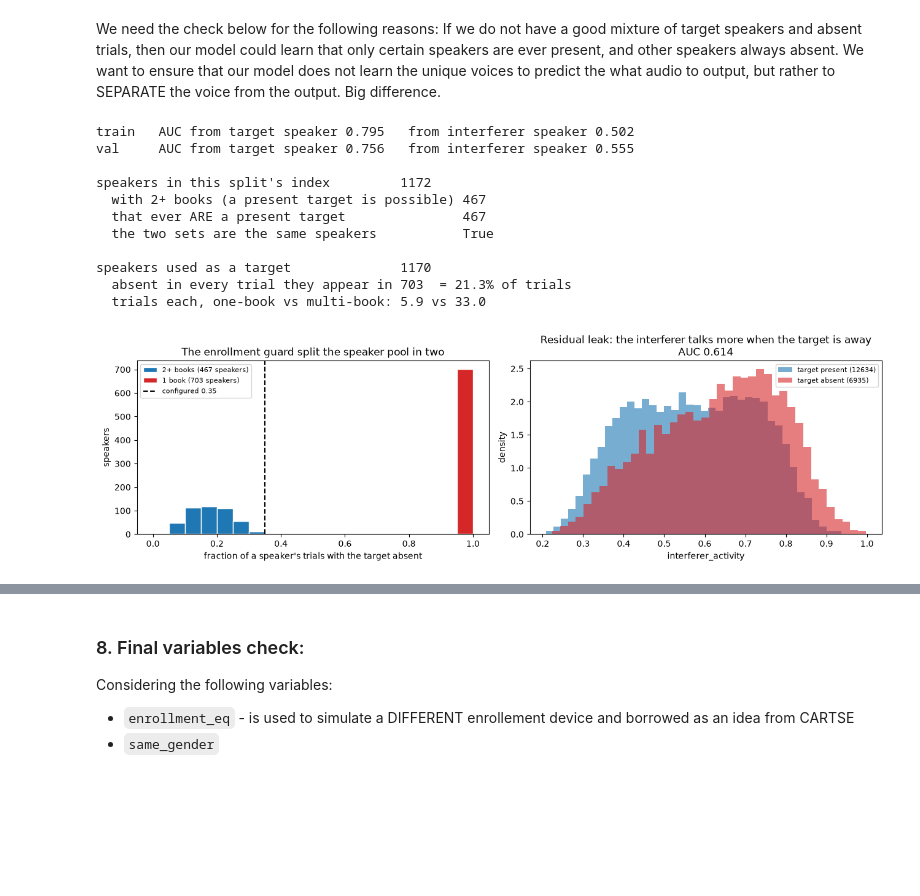
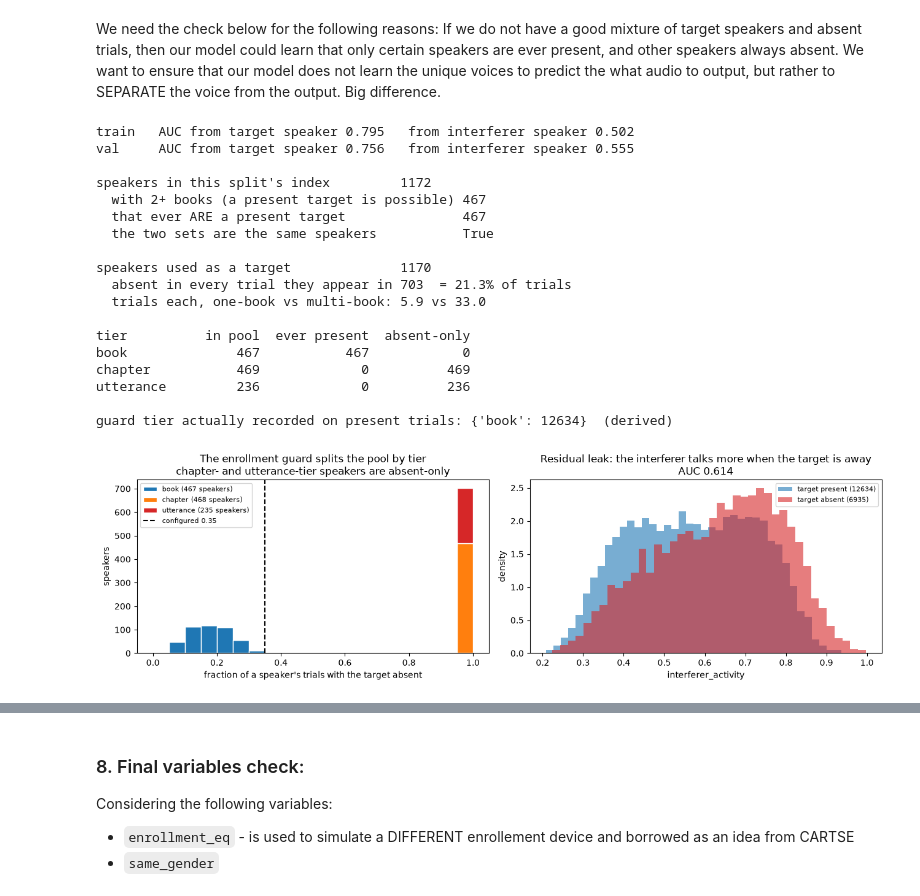
Before and after one commit to grantxxcoder/TargetSpeakerExtractor, a Jupyter notebook: src/exploratory/data_setup.ipynb, the cells around one changed output, grey strips where cells are left out. Saved outputs shown, nothing was run; the diff lists cells and outputs as text; code cells hidden in the pictures; blank space fills up the shorter version.

```diff
--- a/src/exploratory/data_setup.ipynb
+++ b/src/exploratory/data_setup.ipynb
@@ -1049,6 +1170,21 @@ print(f"  absent in every trial they appear in {(usage['mean'] == 1).sum()}"
 print(f"  trials each, one-book vs multi-book: "
       f"{usage.loc[~usage.index.isin(multi), 'size'].mean():.1f} vs "
       f"{usage.loc[usage.index.isin(multi), 'size'].mean():.1f}")
+
+# The same split, but by B10's three tiers rather than the one-book/two-book
+# binary above. `book` speakers are the only ones the present branch can use,
+# so the other two tiers are absent-only -- that is the leak, stated as a
+# coverage table. B10 removes it by letting the guard fall back a tier instead
+# of redrawing the speaker. decisions.md 2026-08-13.
+tier_avail = strongest_tier_available(D.utts)
+print(f"\n{'tier':<12}{'in pool':>9}{'ever present':>14}{'absent-only':>13}")
+for t in TIERS:
+    pool = tier_avail[tier_avail == t].index
+    n_present = len(set(pool) & ever_present)
+    print(f"{t:<12}{len(pool):>9}{n_present:>14}{len(pool) - n_present:>13}")
+print(f"\nguard tier actually recorded on present trials: "
+      f"{D.df.loc[D.df['target_absent'] == 0, 'enrollment_guard'].value_counts().to_dict()}"
+      f"  ({'derived' if D.df['enrollment_guard_derived'].all() else 'from the manifest'})")
 # %% [output]
 train   AUC from target speaker 0.795   from interferer speaker 0.502
 val     AUC from target speaker 0.756   from interferer speaker 0.555
@@ -1061,33 +1197,55 @@ speakers in this split's index         1172
 speakers used as a target              1170
   absent in every trial they appear in 703  = 21.3% of trials
   trials each, one-book vs multi-book: 5.9 vs 33.0
+
+tier          in pool  ever present  absent-only
+book              467           467            0
+chapter           469             0          469
+utterance         236             0          236
+
+guard tier actually recorded on present trials: {'book': 12634}  (derived)
 # %%
-one_book = usage[~usage.index.isin(multi)]["mean"]
-two_book = usage[usage.index.isin(multi)]["mean"]
+# Left: the same speaker-pool split as 7.4, but by B10's three guard tiers
+# instead of the one-book/two-book binary. A speaker sitting at 1.0 is absent in
+# every trial they appear in. Only `book`-tier speakers reach the present pool,
+# so the other two pile up at 1.0 -- which is the leak, drawn.
+tier_avail = strongest_tier_available(D.utts)
+usage = D.df.groupby("target_speaker")["target_absent"].agg(["mean", "size"])
 
 fig, (ax1, ax2) = plt.subplots(1, 2, figsize=(13, 4))
 
 bins = np.linspace(0, 1, 21)
-ax1.hist([two_book, one_book], bins=bins, stacked=True, edgecolor="white", color=["tab:blue", "tab:red"], label=[f"2+ books ({len(two_book)} speakers)",
-                                                                                                                  f"1 book ({len(one_book)} speakers)"])
-ax1.axvline(D.cfg["target_absent_fraction"], color="black", linestyle="--", label=f"configured {D.cfg['target_absent_fraction']}")
+groups, labels, colours = [], [], []
+for t in TIERS:
+    members = tier_avail[tier_avail == t].index
+    v = usage.loc[usage.index.isin(members), "mean"]
+    groups.append(v)
+    labels.append(f"{t} ({len(v)} speakers)")
+    colours.append(TIER_COLOUR[t])
+ax1.hist(groups, bins=bins, stacked=True, edgecolor="white",
+         color=colours, label=labels)
+ax1.axvline(D.cfg["target_absent_fraction"], color="black", linestyle="--",
+            label=f"configured {D.cfg['target_absent_fraction']}")
 ax1.set_xlabel("fraction of a speaker's trials with the target absent")
 ax1.set_ylabel("speakers")
-ax1.set_title("The enrollment guard split the speaker pool in two")
+ax1.set_title("The enrollment guard splits the pool by tier\n"
+              "chapter- and utterance-tier speakers are absent-only")
 ax1.legend(fontsize=8)
 
-ax2.hist(present["interferer_activity"], bins=40, alpha=0.6, density=True,  color="tab:blue", label=f"target present ({len(present)})")
+ax2.hist(present["interferer_activity"], bins=40, alpha=0.6, density=True,
+         color="tab:blue", label=f"target present ({len(present)})")
 ax2.hist(absent["interferer_activity"], bins=40, alpha=0.6, density=True,
          color="tab:red", label=f"target absent ({len(absent)})")
 ax2.set_xlabel("interferer_activity")
 ax2.set_ylabel("density")
-ax2.set_title(f"Residual leak: the interferer talks more when the target is away\nAUC {auc(y, D.df['interferer_activity']):.3f}")
+ax2.set_title("Residual leak: the interferer talks more when the target is away\n"
+              f"AUC {auc((D.df['target_absent'] == 1).astype(int), D.df['interferer_activity']):.3f}")
 ax2.legend(fontsize=8)
 
 plt.tight_layout()
 plt.show()
 # %% [output]
-[figure, old version]
+[figure, new version]
 # %% [markdown]
 **AUC 0.795 from the identity of the enrolled speaker alone.** No part of the mixture is consulted to compute that number. The interferer's identity says nothing (0.502), so this is specifically about the voice the model is told to listen for.
 
```
Also changed, not shown: parts of 27 cells of this notebook, 2 other files.
